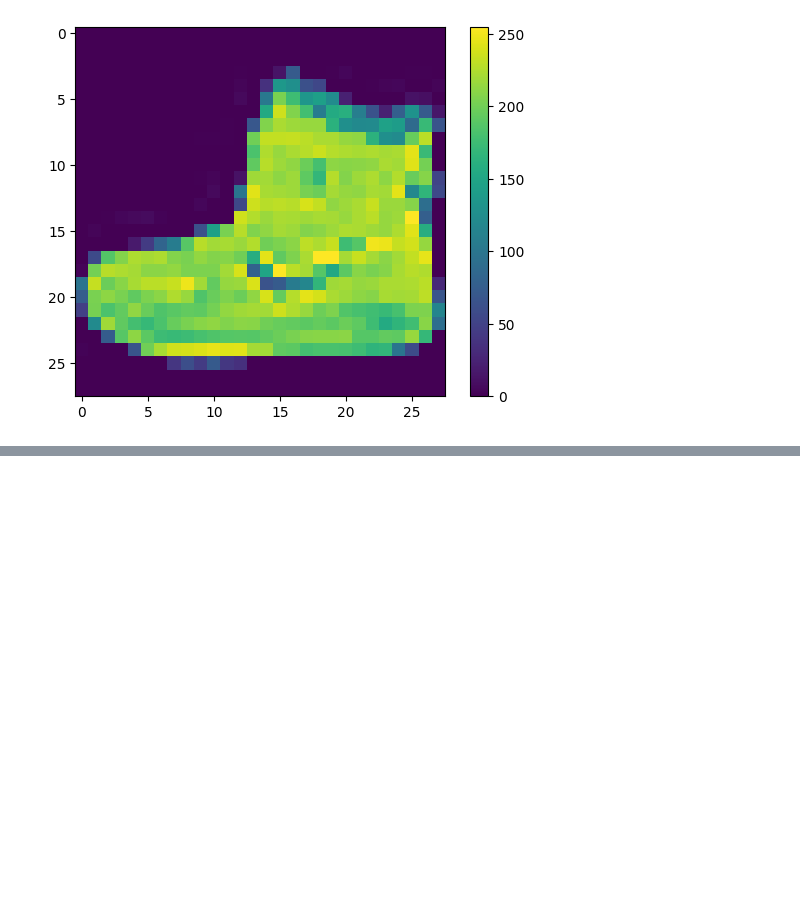
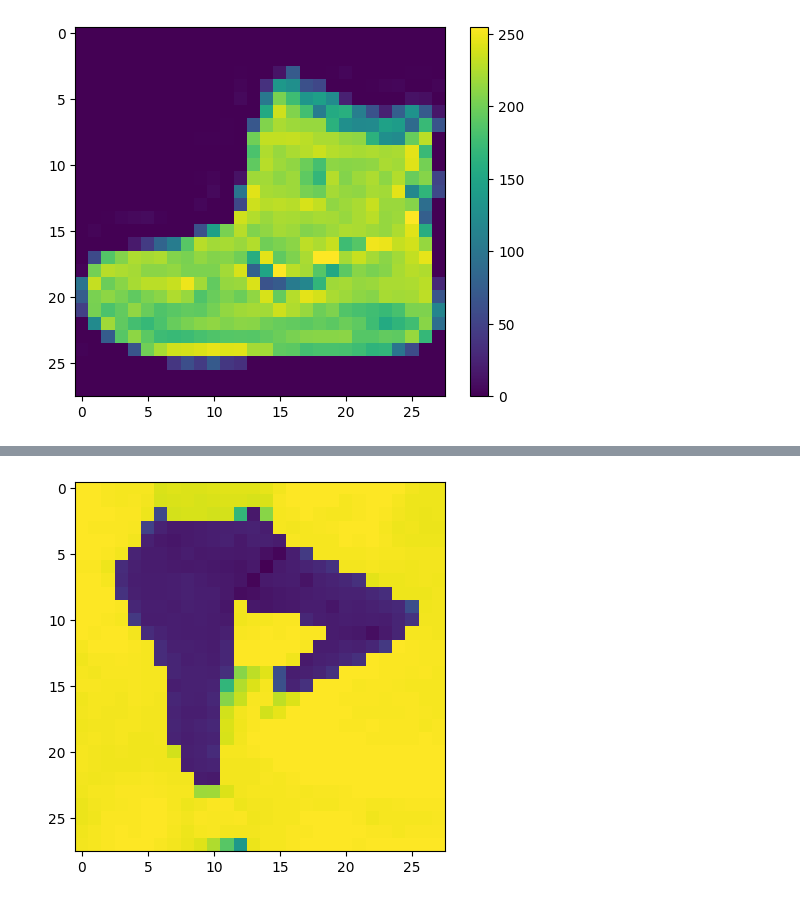
Before and after one commit to greghonox/KERAS, a Jupyter notebook: class_one.ipynb, the cells around one changed output, grey strips where cells are left out. Drawn from its saved outputs; the diff is of its cells as text; code cells hidden in the pictures; blank space fills up the shorter version.

```diff
--- a/class_one.ipynb
+++ b/class_one.ipynb
@@ -131,0 +169,15 @@ model.evaluate(img_tests, img_tests_identifier)
+# %%
+from keras.preprocessing.image import img_to_array, load_img
+
+
+imagem = load_img('/tmp/1.png', target_size=(28, 28), color_mode='grayscale')
+imagem_array = img_to_array(imagem)
+imagem_array_expandido = np.expand_dims(imagem_array, axis=0)
+
+result = model.predict(imagem_array_expandido)
+index_class = np.argmax(result, axis=1)
+
+print(name_classifications[index_class[0]])
+plt.imshow(imagem)
+plt.show()
+# %% [output]
@@ -131,0 +186 @@ model.evaluate(img_tests, img_tests_identifier)
+[figure, added]
```
Also changed, not shown: parts of 14 cells of this notebook, 1 other file.
